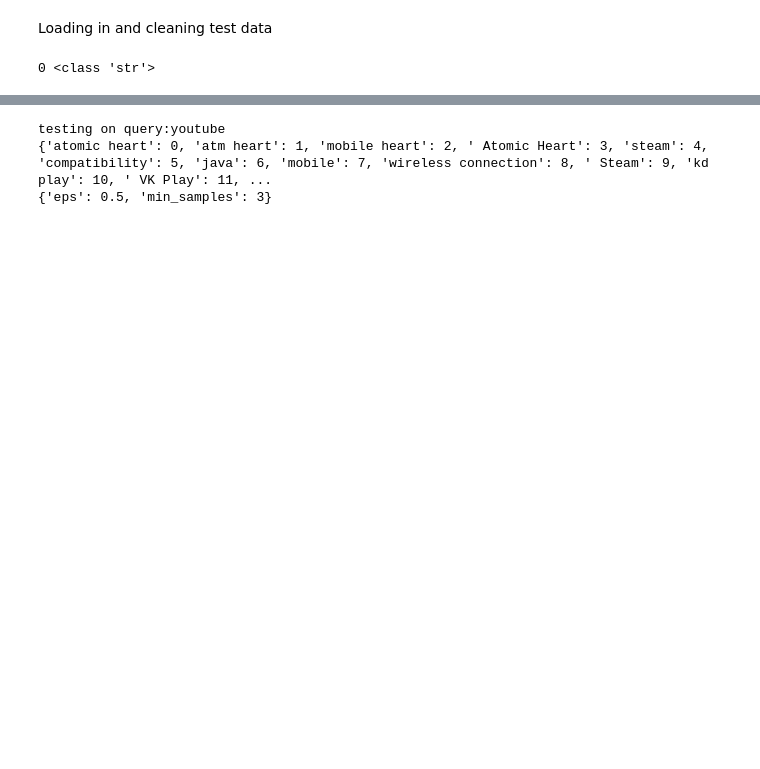
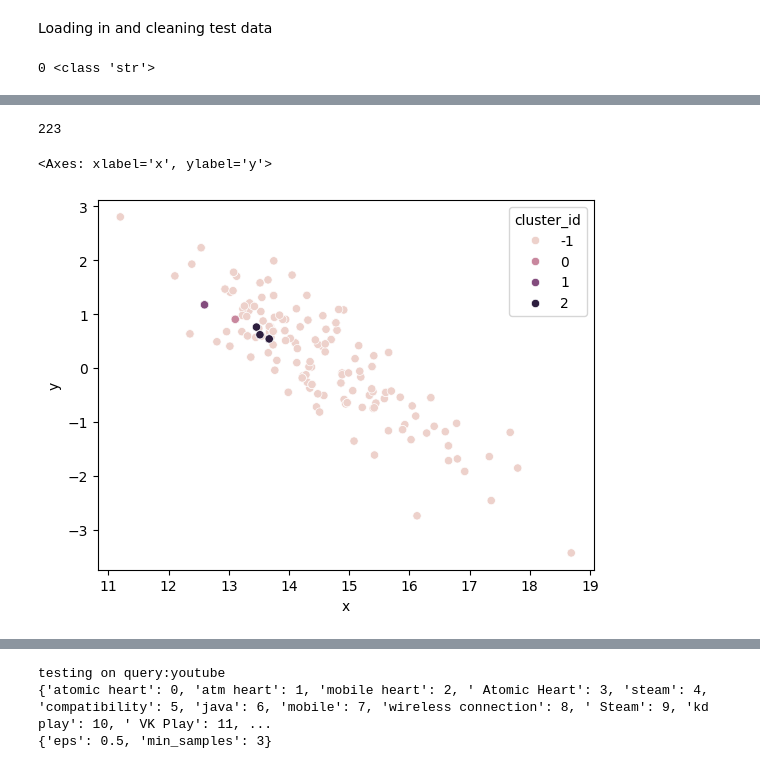
Before and after one commit to anna-02/549proj, a Jupyter notebook: clustering.ipynb, the cells around one changed output, grey strips where cells are left out. Drawn from its saved outputs; the diff is of its cells as text; code cells hidden in the pictures; blank space fills up the shorter version.

Commit message:
making it cluster agg (dim reduced val)

```diff
--- a/clustering.ipynb
+++ b/clustering.ipynb
@@ -18,8 +18,8 @@ np_embs, keyword_lines = load_vecs(vecs_file='data/keyword_vecs.np.npy',lines_fi
 0 <class 'str'>
 # %%
 test_df['doc_en'] = test_df['doc_en'].apply(lambda x: x.replace('\t','').replace('\n',''))
-test_df = test_df.rename(columns={'discordance':'annotated_discordance'})#['annotated_discordance'] = test_df['discordance']
-test_df = test_df.dropna(subset='annotated_discordance')
+# test_df = test_df.rename(columns={'discordance':'annotated_discordance'})#['annotated_discordance'] = test_df['discordance']
+# test_df = test_df.dropna(subset='annotated_discordance')
 test_df[KEYS_FOR_RES]
 # %% [output]
 |  | result_id | country | for_query | for_query_en | title_en | snippet_en | doc_en | rank | links | ... |
@@ -37,0 +38,23 @@ test_df[KEYS_FOR_RES]
+# %%
+
+query = test_df.sample()['for_query_en'].iloc[0]
+queries_df = test_df[test_df['for_query_en'] == query]
+word_dict = keyword_lines
+embeddings_np = np_embs
+method="dbscan"
+# def get_clusters(queries_df, word_dict, embeddings_np, , **dbscan_args):
+# '''Returns df with columns corresponding to cluster id keys(keywords),country, docid, title'''
+# get keyword and keyword -> doc mapping (implicitly by order) x
+keywords_df = queries_df[KEEP_KEYS].explode("keys")
+keywords = set(keywords_df["keys"].to_list())
+# cluster based off of https://arxiv.org/pdf/2008.09470.pdf
+# default params:
+# metric = lambda x, y: np.inner(x,y)/(np.linalg.norm(x)*np.linalg.norm(y))
+clusterer = DBSCAN(eps=0.5,min_samples=3)
+
+X = np.concatenate( [embeddings_np[word_dict[word] : word_dict[word] + 1, :] for word in keywords],
+axis=0)
+
+clusters = clusterer.fit_predict(X)
+# keywords_df["cluster_id"] = clusters
+# return keywords_df, clusters
@@ -37,0 +81,8 @@ test_df[KEYS_FOR_RES]
+# %%
+# X.reshape(-1,2)[:,0], X.reshape(-1,2)[:,1]
+color_df = pd.DataFrame()
+axes = [ X[i].reshape(-1,2).sum(axis=0) for i in range(len(X))]
+color_df['x'] = [i[0] for i in axes] # X
+color_df['y'] = [i[1] for i in axes]# a
+color_df['cluster_id'] = clusters
+color_df
@@ -37,0 +111,4 @@ test_df[KEYS_FOR_RES]
+# %%
+len(X)
+# %% [output]
+223
@@ -37,0 +117,5 @@ test_df[KEYS_FOR_RES]
+# %%
+sns.scatterplot(color_df, x='x',y='y',hue='cluster_id')
+# %% [output]
+<Axes: xlabel='x', ylabel='y'>
+[figure, added]
```
Also changed, not shown: parts of 9 cells of this notebook, 2 other files.
